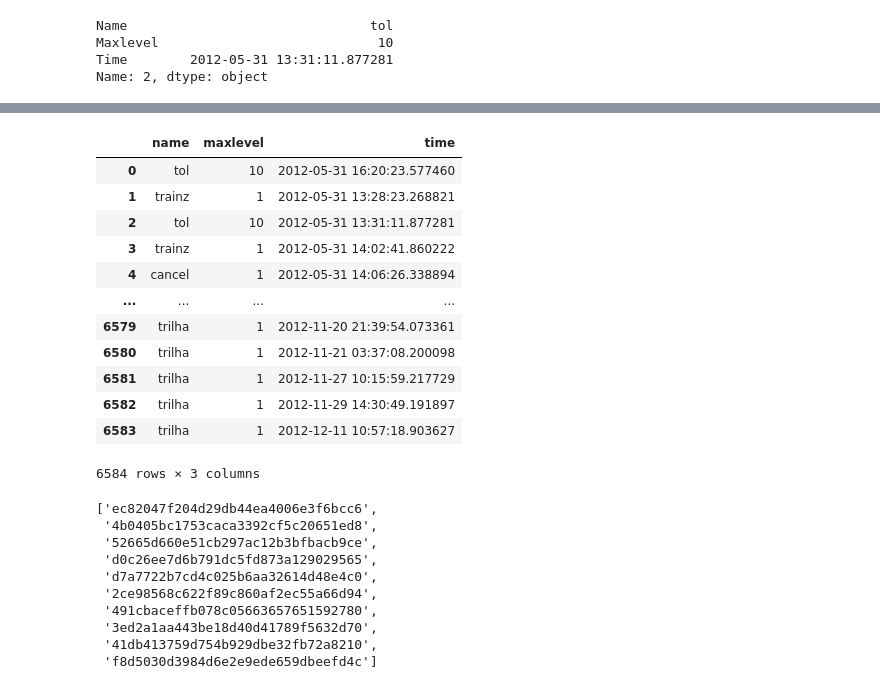
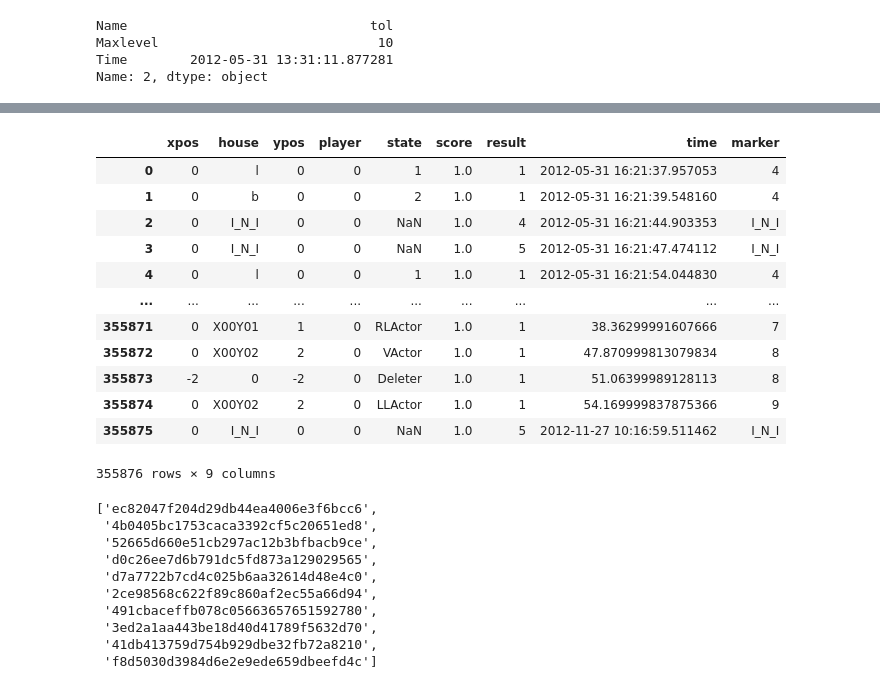
Before and after one commit to AnniProvietti/RIO20, a Jupyter notebook: fono_ceo-master/ipynb/dev/Rio+20-dados.ipynb, the cells around one changed output, grey strips where cells are left out. Saved outputs shown, nothing was run; the diff lists cells and outputs as text; code cells hidden in the pictures.

Commit message:
Dasos do Trial

```diff
--- a/fono_ceo-master/ipynb/dev/Rio+20-dados.ipynb
+++ b/fono_ceo-master/ipynb/dev/Rio+20-dados.ipynb
@@ -107,22 +185,22 @@ Name: 2, dtype: object
 # %%
-from RioClasses import RioPandasGames
+from RioClasses import RioPandasTrial
 
-rp_games = RioPandasGames()
-rp_games.data
+rp_trial = RioPandasTrial()
+rp_trial.data
 # %% [output]
-|  | name | maxlevel | time |
-| 0 | tol | 10 | 2012-05-31 16:20:23.577460 |
-| 1 | trainz | 1 | 2012-05-31 13:28:23.268821 |
-| 2 | tol | 10 | 2012-05-31 13:31:11.877281 |
-| 3 | trainz | 1 | 2012-05-31 14:02:41.860222 |
-| 4 | cancel | 1 | 2012-05-31 14:06:26.338894 |
-| ... | ... | ... | ... |
-| 6579 | trilha | 1 | 2012-11-20 21:39:54.073361 |
-| 6580 | trilha | 1 | 2012-11-21 03:37:08.200098 |
-| 6581 | trilha | 1 | 2012-11-27 10:15:59.217729 |
-| 6582 | trilha | 1 | 2012-11-29 14:30:49.191897 |
-| 6583 | trilha | 1 | 2012-12-11 10:57:18.903627 |
+|  | xpos | house | ypos | player | state | score | result | time | marker |
+| 0 | 0 | l | 0 | 0 | 1 | 1.0 | 1 | 2012-05-31 16:21:37.957053 | 4 |
+| 1 | 0 | b | 0 | 0 | 2 | 1.0 | 1 | 2012-05-31 16:21:39.548160 | 4 |
+| 2 | 0 | I_N_I | 0 | 0 | NaN | 1.0 | 4 | 2012-05-31 16:21:44.903353 | I_N_I |
+| 3 | 0 | I_N_I | 0 | 0 | NaN | 1.0 | 5 | 2012-05-31 16:21:47.474112 | I_N_I |
+| 4 | 0 | l | 0 | 0 | 1 | 1.0 | 1 | 2012-05-31 16:21:54.044830 | 4 |
+| ... | ... | ... | ... | ... | ... | ... | ... | ... | ... |
+| 355871 | 0 | X00Y01 | 1 | 0 | RLActor | 1.0 | 1 | 38.36299991607666 | 7 |
+| 355872 | 0 | X00Y02 | 2 | 0 | VActor | 1.0 | 1 | 47.870999813079834 | 8 |
+| 355873 | -2 | 0 | -2 | 0 | Deleter | 1.0 | 1 | 51.06399989128113 | 8 |
+| 355874 | 0 | X00Y02 | 2 | 0 | LLActor | 1.0 | 1 | 54.169999837875366 | 9 |
+| 355875 | 0 | I_N_I | 0 | 0 | NaN | 1.0 | 5 | 2012-11-27 10:16:59.511462 | I_N_I |
-6584 rows × 3 columns
+355876 rows × 9 columns
 # %%
 from RioClasses import RioPlayers
 
```
Also changed, not shown: parts of 5 cells of this notebook, 2 other files.
